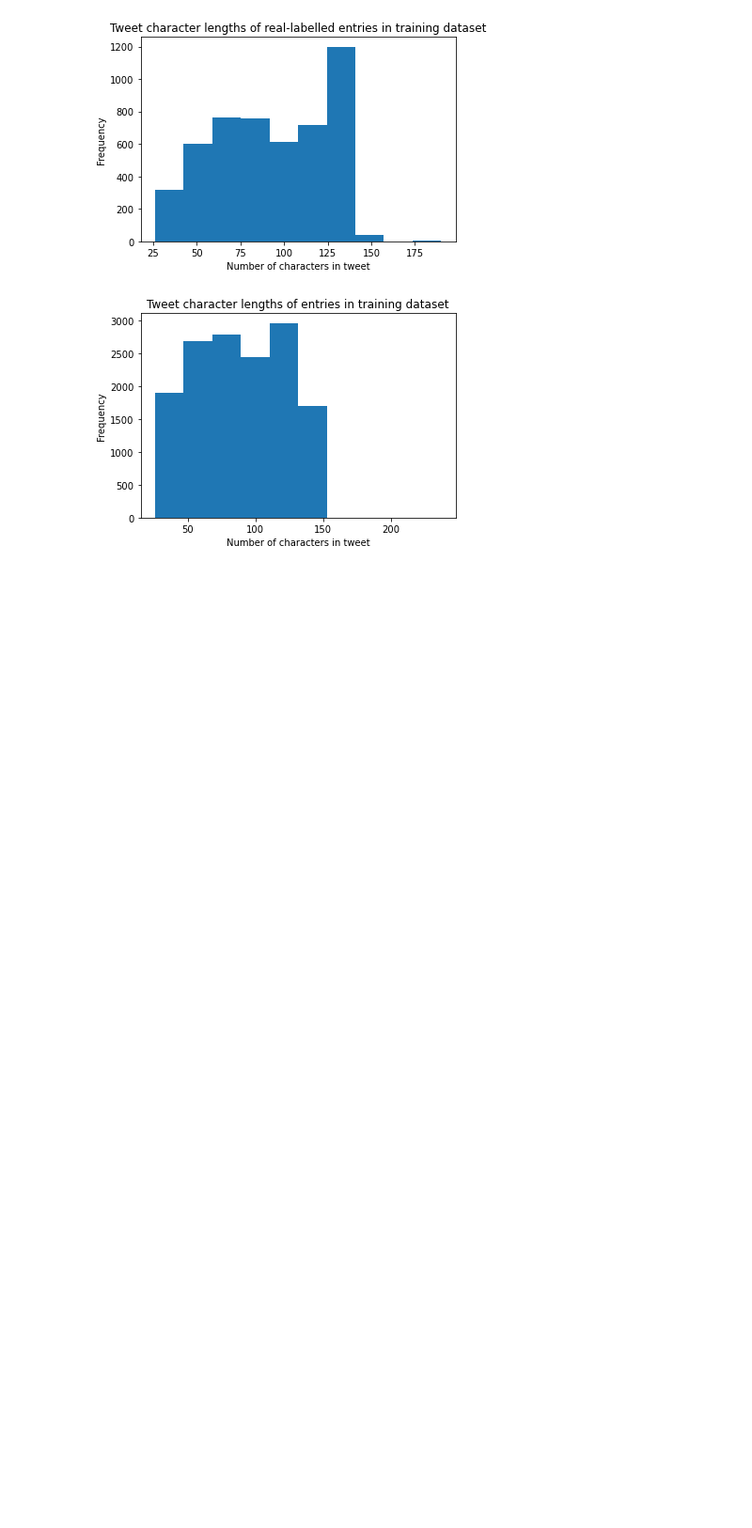
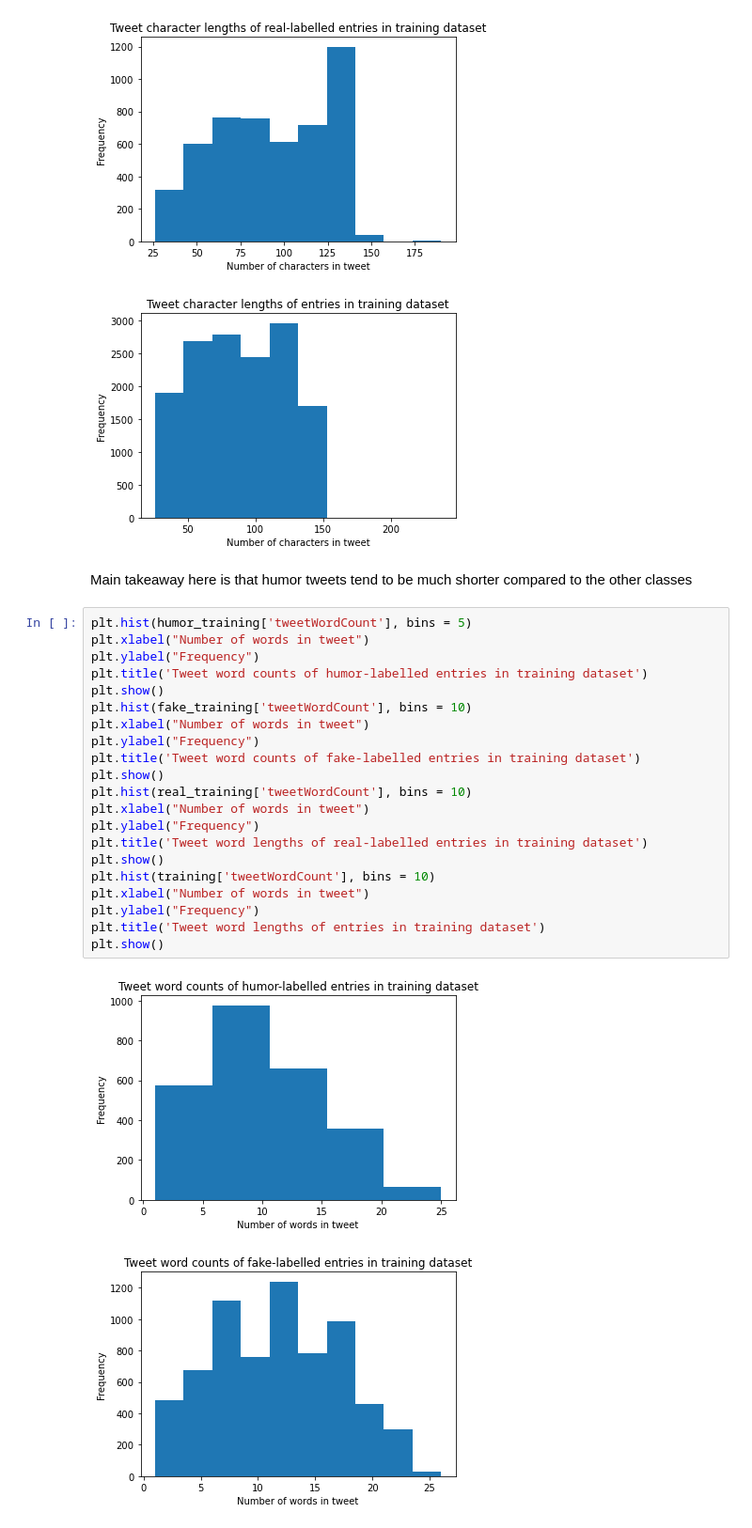
Before and after one commit to pjohnstone/fake-news-tweet-classifier, a Jupyter notebook: analysis.ipynb, the cells around one changed output. Shown: that part at 94% size. Saved outputs shown, nothing was run; the diff lists cells and outputs as text; blank space fills up the shorter version.

```diff
--- a/analysis.ipynb
+++ b/analysis.ipynb
@@ -199,3 +192,29 @@ plt.show()
 [figure]
 [figure]
 [figure]
+# %% [markdown]
+Main takeaway here is that humor tweets tend to be much shorter compared to the other classes
+# %%
+plt.hist(humor_training['tweetWordCount'], bins = 5)
+plt.xlabel("Number of words in tweet")
+plt.ylabel("Frequency")
+plt.title('Tweet word counts of humor-labelled entries in training dataset')
+plt.show()
+plt.hist(fake_training['tweetWordCount'], bins = 10)
+plt.xlabel("Number of words in tweet")
+plt.ylabel("Frequency")
+plt.title('Tweet word counts of fake-labelled entries in training dataset')
+plt.show()
+plt.hist(real_training['tweetWordCount'], bins = 10)
+plt.xlabel("Number of words in tweet")
+plt.ylabel("Frequency")
+plt.title('Tweet word lengths of real-labelled entries in training dataset')
+plt.show()
+plt.hist(training['tweetWordCount'], bins = 10)
+plt.xlabel("Number of words in tweet")
+plt.ylabel("Frequency")
+plt.title('Tweet word lengths of entries in training dataset')
+plt.show()
+# %% [output]
+[figure, added]
+[figure, added]
```
Also changed, not shown: parts of 19 cells of this notebook, 1 other file.
